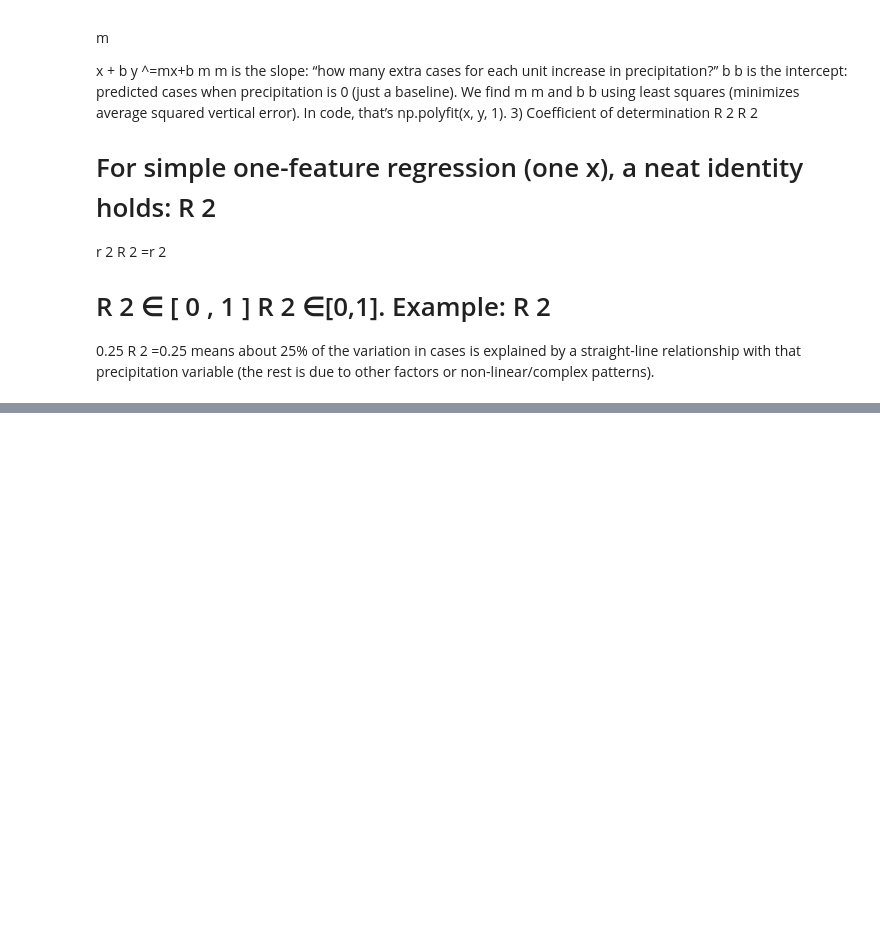
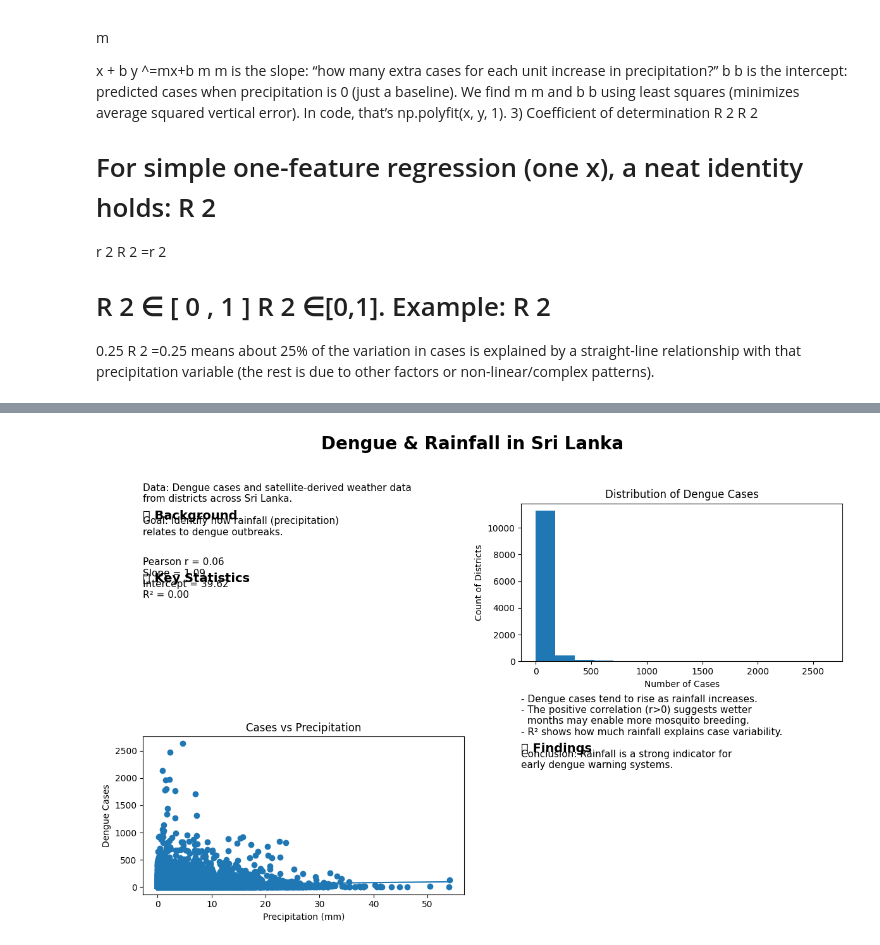
Before and after one commit to rafimagdon-wq/srilankadengueanalysis, a Jupyter notebook: denguedataanalyticssrilanka.ipynb, the cells around one changed output, grey strips where cells are left out. Saved outputs shown, nothing was run; the diff lists cells and outputs as text; code cells hidden in the pictures; blank space fills up the shorter version.

```diff
--- a/denguedataanalyticssrilanka.ipynb
+++ b/denguedataanalyticssrilanka.ipynb
@@ -398,0 +559,78 @@ R
+# %%
+# ===============================
+# Poster: Dengue & Precipitation Analysis
+# ===============================
+
+import matplotlib.pyplot as plt
+import pandas as pd
+import numpy as np
+
+# Load your dataset (already cleaned)
+df = pd.read_excel("dengue_cleaned.xlsx")
+df = df.loc[:, ~df.columns.astype(str).str.contains("^Unnamed", case=False)]
+df.columns = [c.strip() for c in df.columns]
+
+# Identify columns
+cases = df["cases"]
+precip = df["minPrecipitationcal"]
+
+# Compute stats
+r = np.corrcoef(precip, cases)[0,1]
+m, b = np.polyfit(precip, cases, 1)
+r2 = r**2
+
+# Prepare line
+x_line = np.linspace(precip.min(), precip.max(), 100)
+y_line = m*x_line + b
+
+# ===============================
+# Build the poster layout
+# ===============================
+fig = plt.figure(figsize=(12, 8))
+fig.suptitle("Dengue & Rainfall in Sri Lanka", fontsize=20, fontweight="bold")
+
+# --- Top left: text summary ---
+ax1 = fig.add_subplot(2, 2, 1)
+ax1.axis("off")
+ax1.text(0, 0.9, "📊 Background", fontsize=14, fontweight="bold")
+ax1.text(0, 0.8, "Data: Dengue cases and satellite-derived weather data\n"
+                 "from districts across Sri Lanka.\n\n"
+                 "Goal: Identify how rainfall (precipitation)\n"
+                 "relates to dengue outbreaks.", fontsize=11)
+
+ax1.text(0, 0.5, "🧮 Key Statistics", fontsize=14, fontweight="bold")
+ax1.text(0, 0.4, f"Pearson r = {r:.2f}\n"
+                 f"Slope = {m:.2f}\n"
+                 f"Intercept = {b:.2f}\n"
+                 f"R² = {r2:.2f}", fontsize=11)
+
+# --- Top right: histogram of dengue cases ---
+ax2 = fig.add_subplot(2, 2, 2)
+ax2.hist(cases, bins=15)
+ax2.set_title("Distribution of Dengue Cases", fontsize=12)
+ax2.set_xlabel("Number of Cases")
+ax2.set_ylabel("Count of Districts")
+
+# --- Bottom left: scatter + trend line ---
+ax3 = fig.add_subplot(2, 2, 3)
+ax3.scatter(precip, cases)
+ax3.plot(x_line, y_line)
+ax3.set_title("Cases vs Precipitation", fontsize=12)
+ax3.set_xlabel("Precipitation (mm)")
+ax3.set_ylabel("Dengue Cases")
+
+# --- Bottom right: conclusions ---
+ax4 = fig.add_subplot(2, 2, 4)
+ax4.axis("off")
+ax4.text(0, 0.9, "💡 Findings", fontsize=14, fontweight="bold")
+ax4.text(0, 0.8, "- Dengue cases tend to rise as rainfall increases.\n"
+                 "- The positive correlation (r>0) suggests wetter\n"
+                 "  months may enable more mosquito breeding.\n"
+                 "- R² shows how much rainfall explains case variability.\n\n"
+                 "Conclusion: Rainfall is a strong indicator for\n"
+                 "early dengue warning systems.", fontsize=11)
+
+plt.tight_layout(rect=[0, 0, 1, 0.95])
+plt.show()
+# %% [output]
+[figure, added]
```
Also changed, not shown: parts of 6 cells of this notebook.
